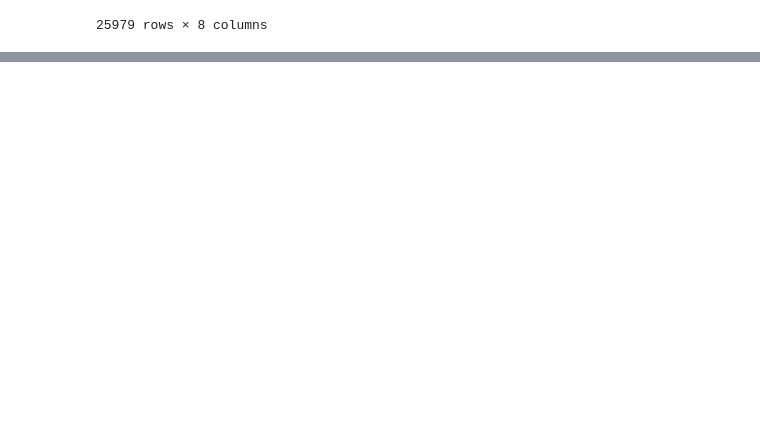
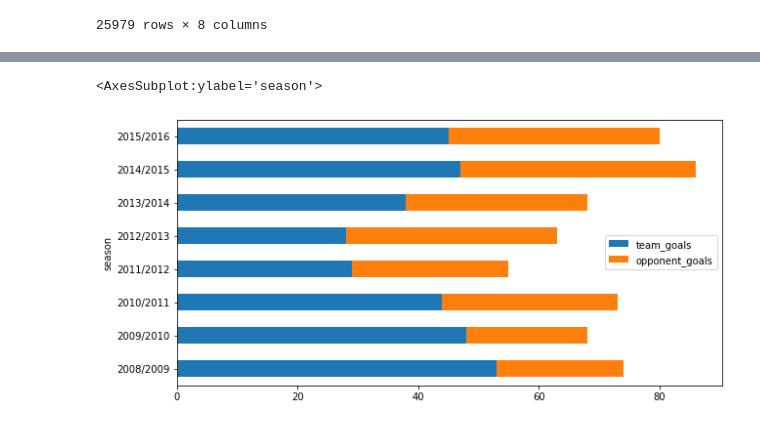
Before and after one commit to piotrgradzinski/dap_20230114, a Jupyter notebook: day_8_pgg/ex_1.ipynb, the cells around one changed output, grey strips where cells are left out. Cells and saved outputs as stored; diff of their text form; code cells hidden in the pictures; blank space fills up the shorter version.

```diff
--- a/day_8_pgg/ex_1.ipynb
+++ b/day_8_pgg/ex_1.ipynb
@@ -28,0 +117,5 @@ matches
+# %%
+goals_per_season.plot(kind='barh', stacked=True, figsize=(10,5))
+# %% [output]
+<AxesSubplot:ylabel='season'>
+[figure, added]
```
Also changed, not shown: parts of 7 cells of this notebook.
